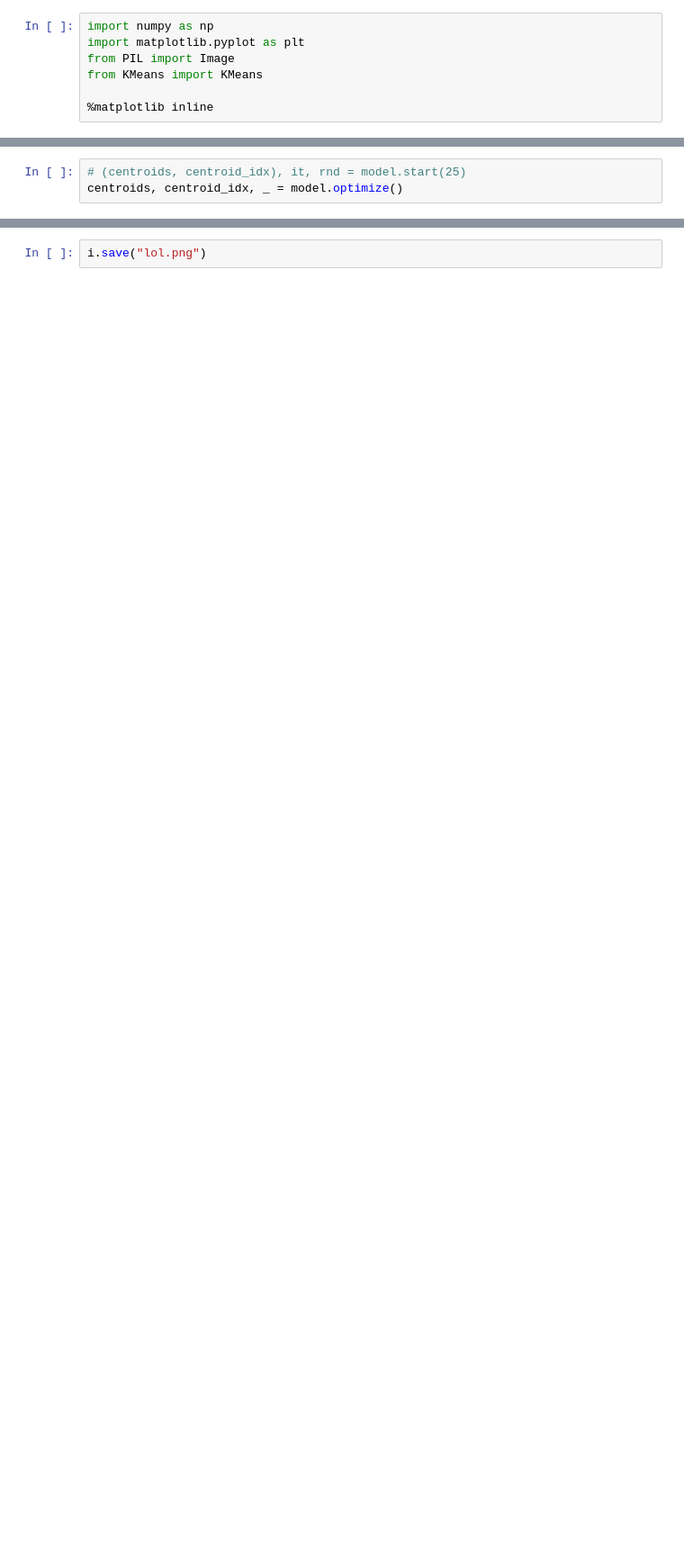
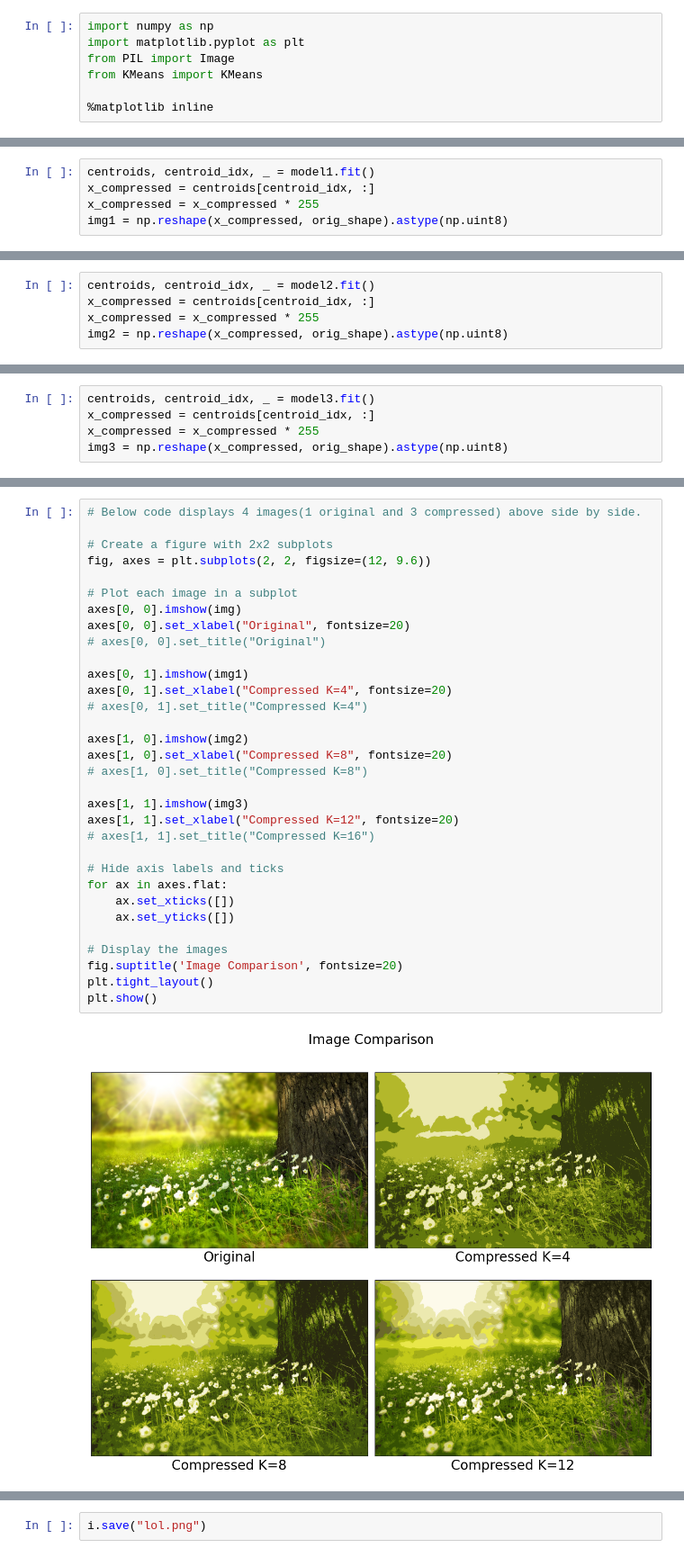
Before and after one commit to singh-jagjot/K-means-Clustering-From-Scratch, a Jupyter notebook: image_compression_kmeans.ipynb, the cells around one changed output, grey strips where cells are left out. Shown at 90% size. Drawn from its saved outputs; the diff is of its cells as text; blank space fills up the shorter version.

```diff
--- a/image_compression_kmeans.ipynb
+++ b/image_compression_kmeans.ipynb
@@ -34,4 +78,6 @@ model = KMeans(im_flat, 12, 10, 10)
 # %%
-# (centroids, centroid_idx), it, rnd = model.start(25)
-centroids, centroid_idx, _ = model.optimize()
+centroids, centroid_idx, _ = model1.fit()
+x_compressed = centroids[centroid_idx, :]
+x_compressed = x_compressed * 255
+img1 = np.reshape(x_compressed, orig_shape).astype(np.uint8)
 # %% [output]
@@ -59,0 +101,5 @@ X_recovered = np.reshape(X_recovered, orig_shape)
+# %%
+centroids, centroid_idx, _ = model2.fit()
+x_compressed = centroids[centroid_idx, :]
+x_compressed = x_compressed * 255
+img2 = np.reshape(x_compressed, orig_shape).astype(np.uint8)
@@ -59,0 +124,5 @@ X_recovered = np.reshape(X_recovered, orig_shape)
+# %%
+centroids, centroid_idx, _ = model3.fit()
+x_compressed = centroids[centroid_idx, :]
+x_compressed = x_compressed * 255
+img3 = np.reshape(x_compressed, orig_shape).astype(np.uint8)
@@ -60,3 +147,37 @@ X_recovered = np.reshape(X_recovered, orig_shape)
+# %%
+# Below code displays 4 images(1 original and 3 compressed) above side by side.
+
+# Create a figure with 2x2 subplots
+fig, axes = plt.subplots(2, 2, figsize=(12, 9.6))
+
+# Plot each image in a subplot
+axes[0, 0].imshow(img)
+axes[0, 0].set_xlabel("Original", fontsize=20)
+# axes[0, 0].set_title("Original")
+
+axes[0, 1].imshow(img1)
+axes[0, 1].set_xlabel("Compressed K=4", fontsize=20)
+# axes[0, 1].set_title("Compressed K=4")
+
+axes[1, 0].imshow(img2)
+axes[1, 0].set_xlabel("Compressed K=8", fontsize=20)
+# axes[1, 0].set_title("Compressed K=8")
+
+axes[1, 1].imshow(img3)
+axes[1, 1].set_xlabel("Compressed K=12", fontsize=20)
+# axes[1, 1].set_title("Compressed K=16")
+
+# Hide axis labels and ticks
+for ax in axes.flat:
+    ax.set_xticks([])
+    ax.set_yticks([])
+
+# Display the images
+fig.suptitle('Image Comparison', fontsize=20)
+plt.tight_layout()
+plt.show()
+# %% [output]
+[figure, added]
 # %%
 i = Image.fromarray(X_recovered.astype(np.uint8))
 plt.imshow(i)
```
Also changed, not shown: parts of 19 cells of this notebook, 1 other file.
